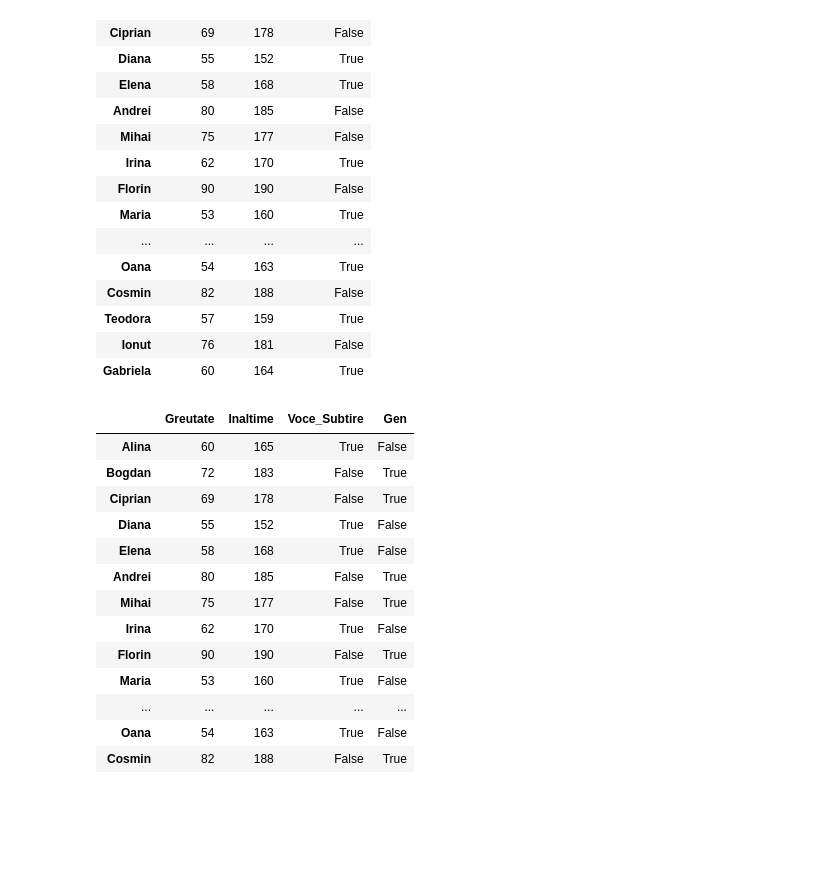
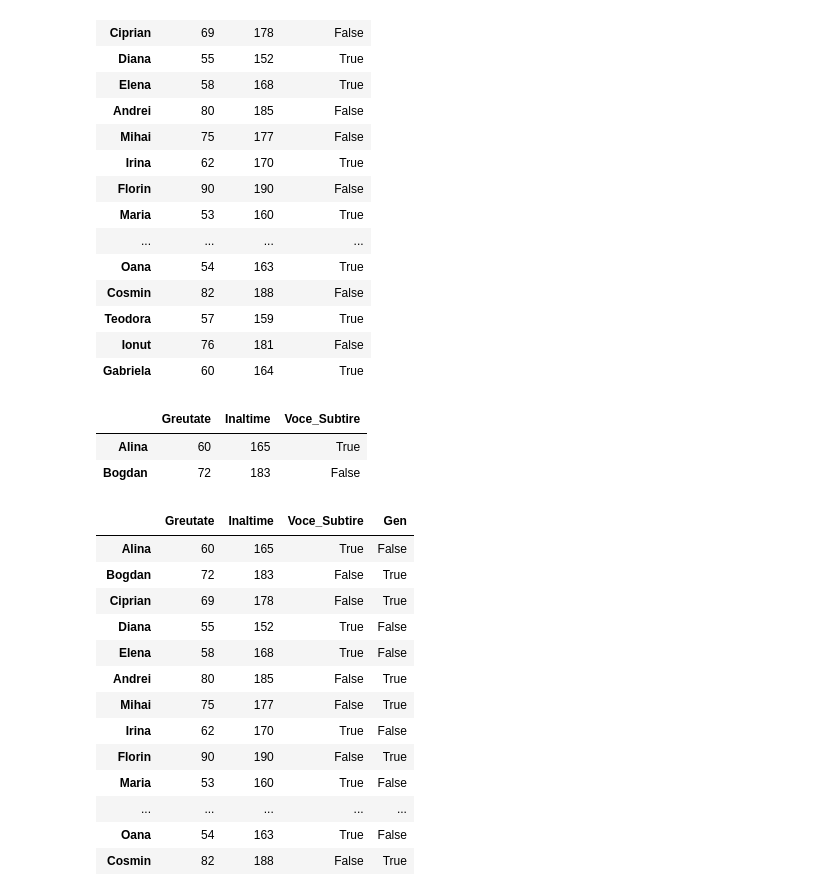
Before and after one commit to sojog/Machine-Learning-Python-2025, a Jupyter notebook: Curs5/02.date_exercitiu.ipynb, the cells around one changed output. Saved outputs shown, nothing was run; the diff lists cells and outputs as text; code cells hidden in the pictures; blank space fills up the shorter version.

```diff
--- a/Curs5/02.date_exercitiu.ipynb
+++ b/Curs5/02.date_exercitiu.ipynb
@@ -62,3 +64,10 @@ df
+# %%
+new_df = pd.read_json("oameni_greutati_inaltimi.json")
+new_df.head(2)
+# %% [output]
+|  | Greutate | Inaltime | Voce_Subtire |
+| Alina | 60 | 165 | True |
+| Bogdan | 72 | 183 | False |
 # %%
 df["Gen"] = df["Voce_Subtire"] == False
 # %%
```
Also changed, not shown: parts of 1 cell of this notebook, 8 other files.
